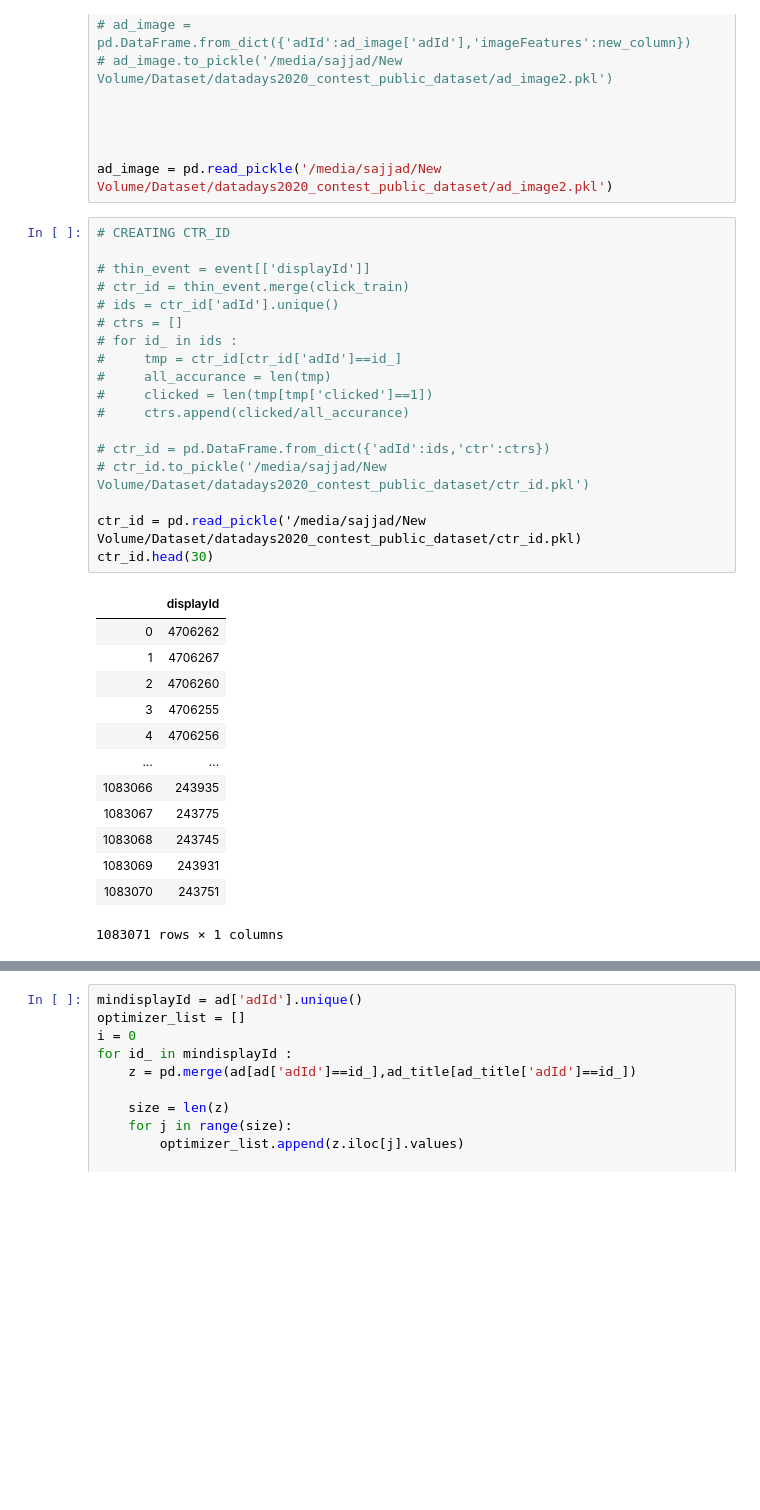
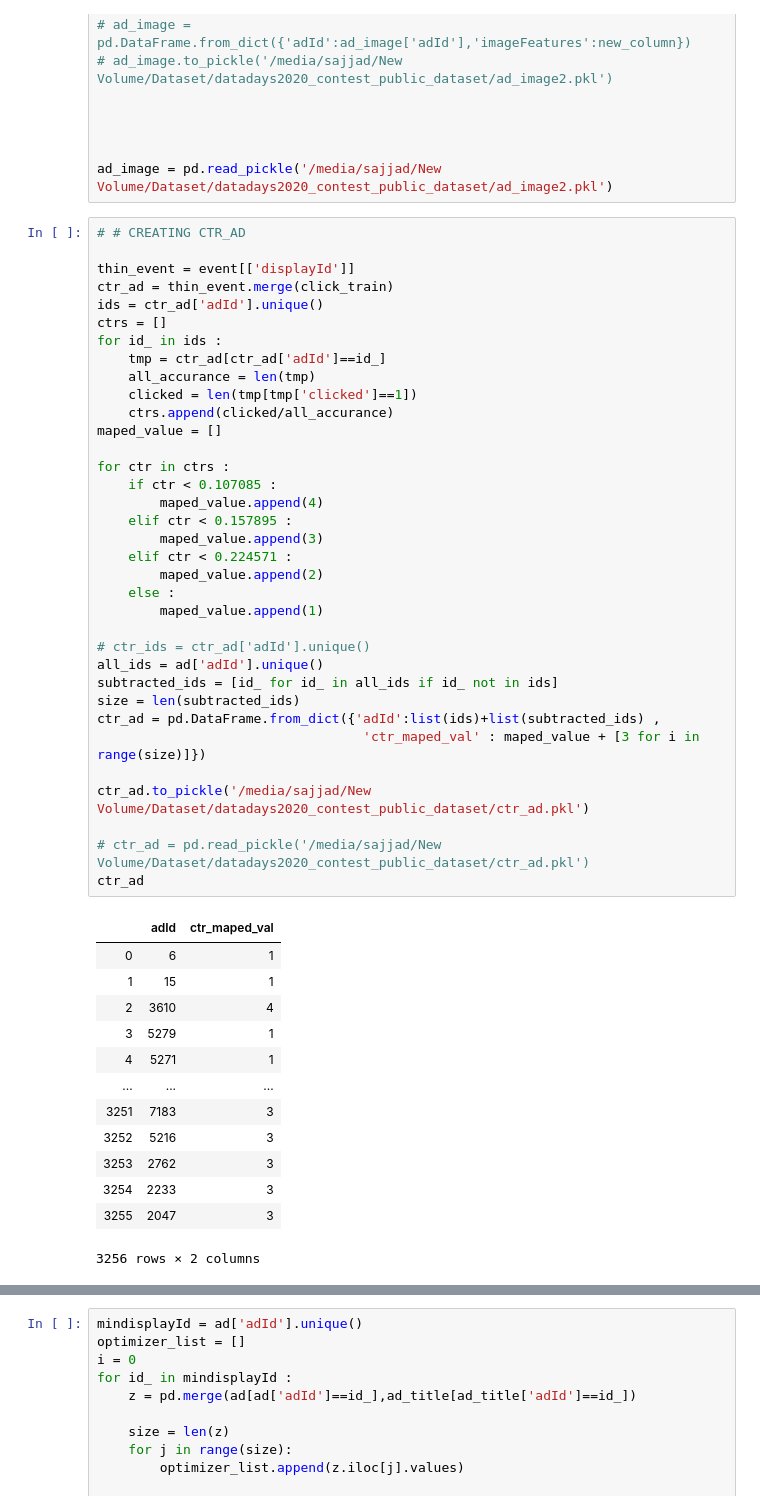
Before and after one commit to sajjad-yazdanparast/data-days, a Jupyter notebook: main.ipynb, the cells around one changed output, grey strips where cells are left out. Drawn from its saved outputs; the diff is of its cells as text; blank space fills up the shorter version.

```diff
--- a/main.ipynb
+++ b/main.ipynb
@@ -71,34 +71,51 @@ MERGING AD, AD_TITLE AND AD_IMAGE ENTITIES
 
 ad_image = pd.read_pickle('/media/sajjad/New Volume/Dataset/datadays2020_contest_public_dataset/ad_image2.pkl')
 # %%
-# CREATING CTR_ID
+# # CREATING CTR_AD
 
-# thin_event = event[['displayId']]
-# ctr_id = thin_event.merge(click_train)
-# ids = ctr_id['adId'].unique()
-# ctrs = []
-# for id_ in ids :
-#     tmp = ctr_id[ctr_id['adId']==id_]
-#     all_accurance = len(tmp)
-#     clicked = len(tmp[tmp['clicked']==1])
-#     ctrs.append(clicked/all_accurance)
+thin_event = event[['displayId']]
+ctr_ad = thin_event.merge(click_train)
+ids = ctr_ad['adId'].unique()
+ctrs = []
+for id_ in ids :
+    tmp = ctr_ad[ctr_ad['adId']==id_]
+    all_accurance = len(tmp)
+    clicked = len(tmp[tmp['clicked']==1])
+    ctrs.append(clicked/all_accurance)
+maped_value = []
 
-# ctr_id = pd.DataFrame.from_dict({'adId':ids,'ctr':ctrs})
-# ctr_id.to_pickle('/media/sajjad/New Volume/Dataset/datadays2020_contest_public_dataset/ctr_id.pkl')
+for ctr in ctrs :
+    if ctr < 0.107085 :
+        maped_value.append(4)
+    elif ctr < 0.157895 :
+        maped_value.append(3)
+    elif ctr < 0.224571 :
+        maped_value.append(2)
+    else :
+        maped_value.append(1)
 
-ctr_id = pd.read_pickle('/media/sajjad/New Volume/Dataset/datadays2020_contest_public_dataset/ctr_id.pkl)
-ctr_id.head(30)
+# ctr_ids = ctr_ad['adId'].unique()
+all_ids = ad['adId'].unique()
+subtracted_ids = [id_ for id_ in all_ids if id_ not in ids]
+size = len(subtracted_ids)
+ctr_ad = pd.DataFrame.from_dict({'adId':list(ids)+list(subtracted_ids) ,
+                                  'ctr_maped_val' : maped_value + [3 for i in range(size)]})
+
+ctr_ad.to_pickle('/media/sajjad/New Volume/Dataset/datadays2020_contest_public_dataset/ctr_ad.pkl')
+
+# ctr_ad = pd.read_pickle('/media/sajjad/New Volume/Dataset/datadays2020_contest_public_dataset/ctr_ad.pkl')
+ctr_ad
 # %% [output]
-|  | displayId |
-| 0 | 4706262 |
-| 1 | 4706267 |
-| 2 | 4706260 |
-| 3 | 4706255 |
-| 4 | 4706256 |
-| ... | ... |
-| 1083066 | 243935 |
-| 1083067 | 243775 |
-| 1083068 | 243745 |
-| 1083069 | 243931 |
-| 1083070 | 243751 |
+|  | adId | ctr_maped_val |
+| 0 | 6 | 1 |
+| 1 | 15 | 1 |
+| 2 | 3610 | 4 |
+| 3 | 5279 | 1 |
+| 4 | 5271 | 1 |
+| ... | ... | ... |
+| 3251 | 7183 | 3 |
+| 3252 | 5216 | 3 |
+| 3253 | 2762 | 3 |
+| 3254 | 2233 | 3 |
+| 3255 | 2047 | 3 |
-1083071 rows × 1 columns
+3256 rows × 2 columns
```
Also changed, not shown: parts of 4 cells of this notebook.
